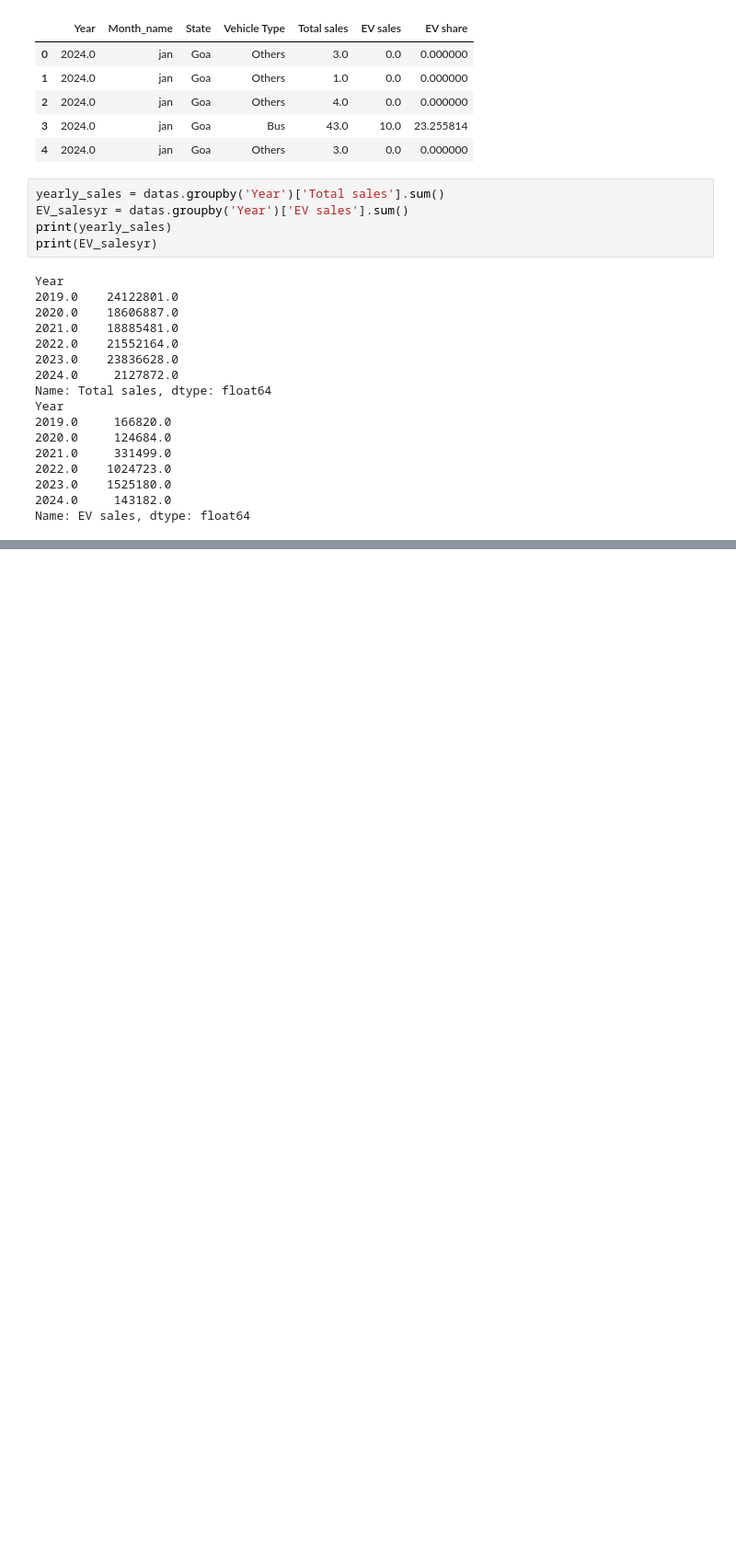
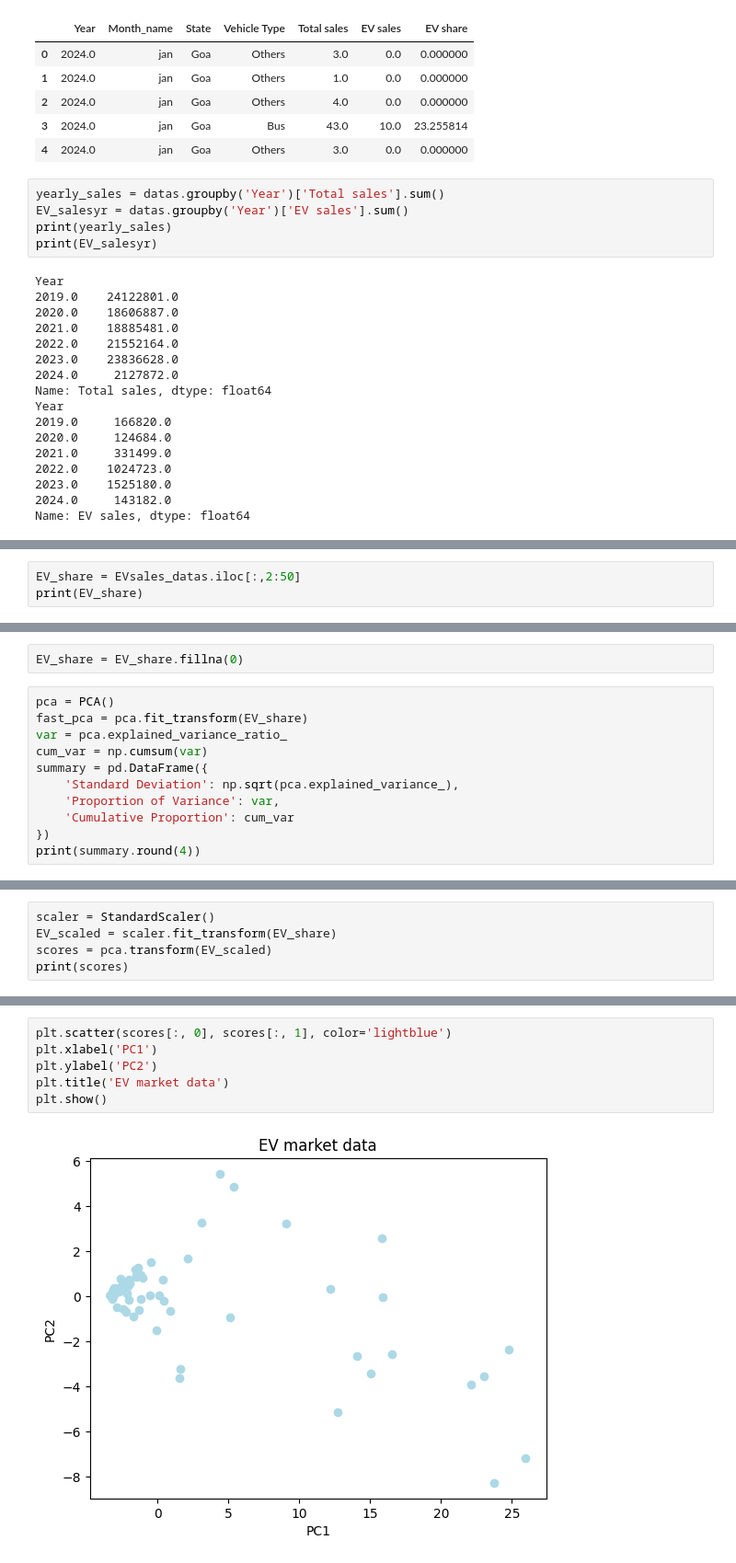
Before and after one commit to Aadhi7310/EV_sales, a Jupyter notebook: EV_market.ipynb, the cells around one changed output, grey strips where cells are left out. Shown at 92% size. Saved outputs shown, nothing was run; the diff lists cells and outputs as text; blank space fills up the shorter version.

```diff
--- a/EV_market.ipynb
+++ b/EV_market.ipynb
@@ -79,0 +162,3 @@ Name: EV sales, dtype: float64
+# %%
+EV_share = EVsales_datas.iloc[:,2:50]
+print(EV_share)
@@ -79,0 +187,13 @@ Name: EV sales, dtype: float64
+# %%
+EV_share = EV_share.fillna(0)
+# %%
+pca = PCA()
+fast_pca = pca.fit_transform(EV_share)
+var = pca.explained_variance_ratio_
+cum_var = np.cumsum(var)
+summary = pd.DataFrame({
+    'Standard Deviation': np.sqrt(pca.explained_variance_),
+    'Proportion of Variance': var,
+    'Cumulative Proportion': cum_var
+})
+print(summary.round(4))
@@ -79,0 +235,5 @@ Name: EV sales, dtype: float64
+# %%
+scaler = StandardScaler()
+EV_scaled = scaler.fit_transform(EV_share)
+scores = pca.transform(EV_scaled)
+print(scores)
@@ -79,0 +254,8 @@ Name: EV sales, dtype: float64
+# %%
+plt.scatter(scores[:, 0], scores[:, 1], color='lightblue')
+plt.xlabel('PC1')
+plt.ylabel('PC2')
+plt.title('EV market data')
+plt.show()
+# %% [output]
+[figure, added]
```
Also changed, not shown: parts of 19 cells of this notebook.
